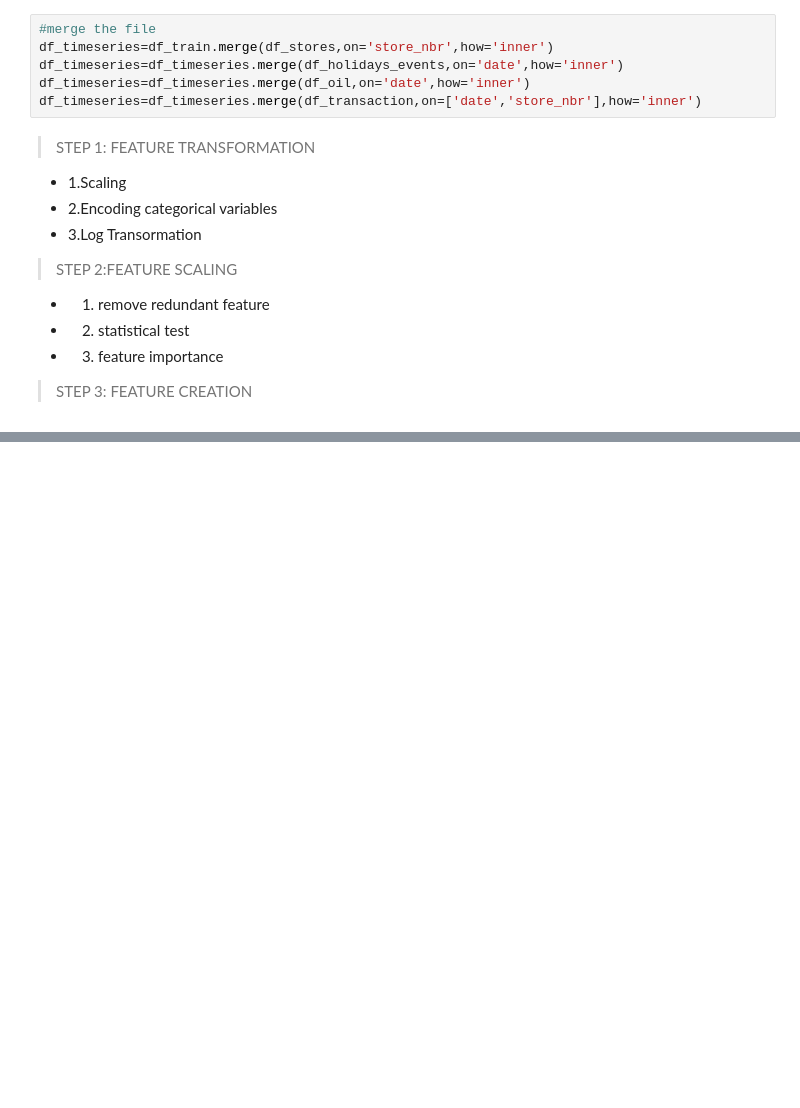
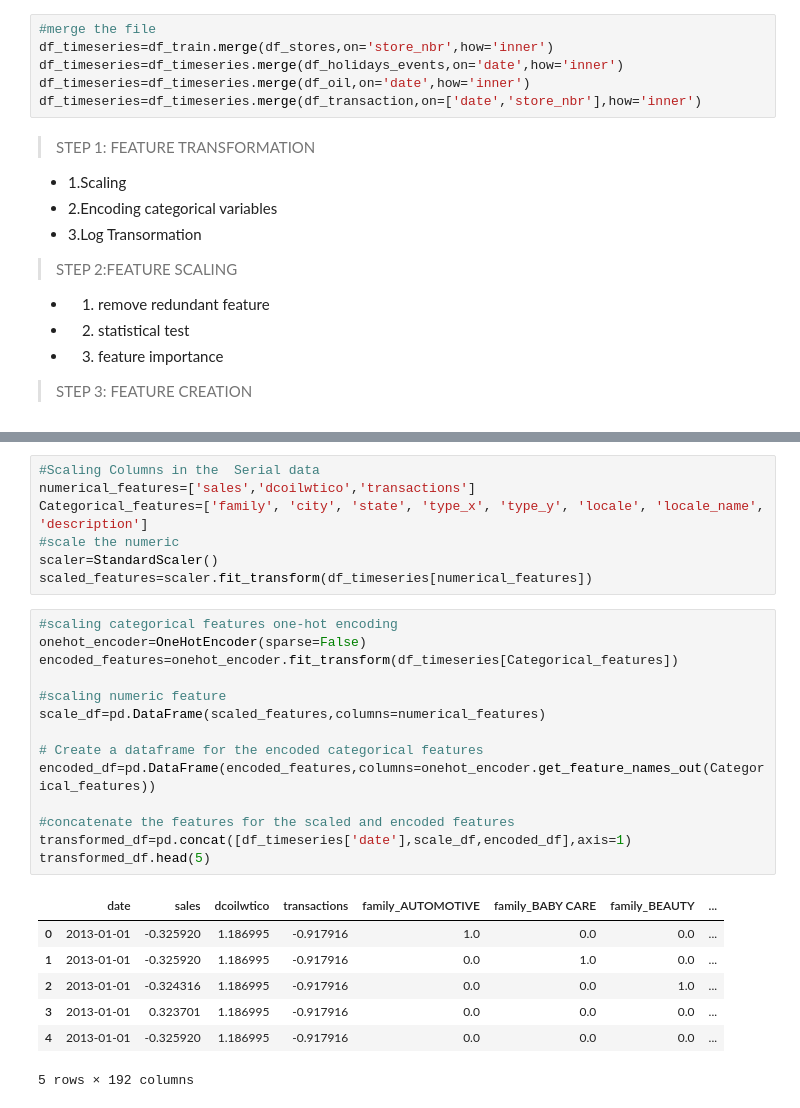
Before and after one commit to valentinewawira-o/Quantitative-Model, a Jupyter notebook: quantitative_model.ipynb, the cells around one changed output, grey strips where cells are left out. Cells and saved outputs as stored; diff of their text form; blank space fills up the shorter version.

```diff
--- a/quantitative_model.ipynb
+++ b/quantitative_model.ipynb
@@ -539,0 +566,29 @@ df_timeseries=df_timeseries.merge(df_transaction,on=['date','store_nbr'],how='in
+# %%
+#Scaling Columns in the  Serial data
+numerical_features=['sales','dcoilwtico','transactions']
+Categorical_features=['family', 'city', 'state', 'type_x', 'type_y', 'locale', 'locale_name', 'description']
+#scale the numeric
+scaler=StandardScaler()
+scaled_features=scaler.fit_transform(df_timeseries[numerical_features])
+# %%
+#scaling categorical features one-hot encoding
+onehot_encoder=OneHotEncoder(sparse=False)
+encoded_features=onehot_encoder.fit_transform(df_timeseries[Categorical_features])
+
+#scaling numeric feature
+scale_df=pd.DataFrame(scaled_features,columns=numerical_features)
+
+# Create a dataframe for the encoded categorical features
+encoded_df=pd.DataFrame(encoded_features,columns=onehot_encoder.get_feature_names_out(Categorical_features))
+
+#concatenate the features for the scaled and encoded features
+transformed_df=pd.concat([df_timeseries['date'],scale_df,encoded_df],axis=1)
+transformed_df.head(5)
+# %% [output]
+|  | date | sales | dcoilwtico | transactions | family_AUTOMOTIVE | family_BABY CARE | family_BEAUTY | ... |
+| 0 | 2013-01-01 | -0.325920 | 1.186995 | -0.917916 | 1.0 | 0.0 | 0.0 | ... |
+| 1 | 2013-01-01 | -0.325920 | 1.186995 | -0.917916 | 0.0 | 1.0 | 0.0 | ... |
+| 2 | 2013-01-01 | -0.324316 | 1.186995 | -0.917916 | 0.0 | 0.0 | 1.0 | ... |
+| 3 | 2013-01-01 | 0.323701 | 1.186995 | -0.917916 | 0.0 | 0.0 | 0.0 | ... |
+| 4 | 2013-01-01 | -0.325920 | 1.186995 | -0.917916 | 0.0 | 0.0 | 0.0 | ... |
+5 rows × 192 columns
```
Also changed, not shown: parts of 13 cells of this notebook.
